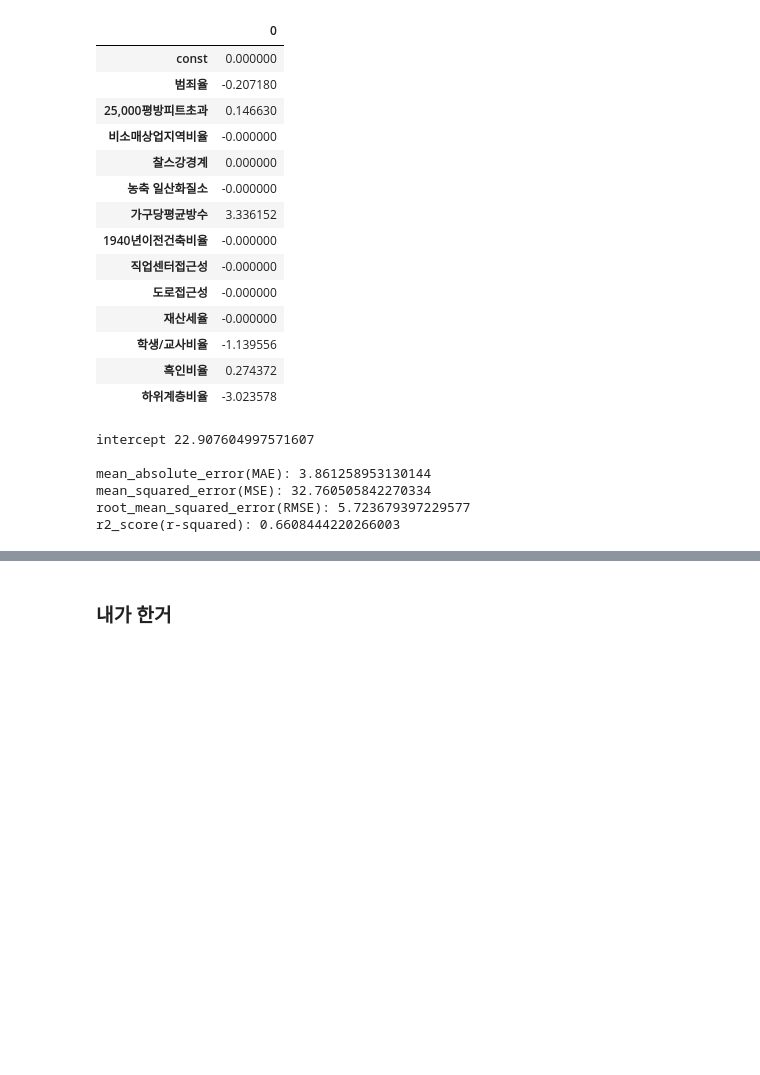
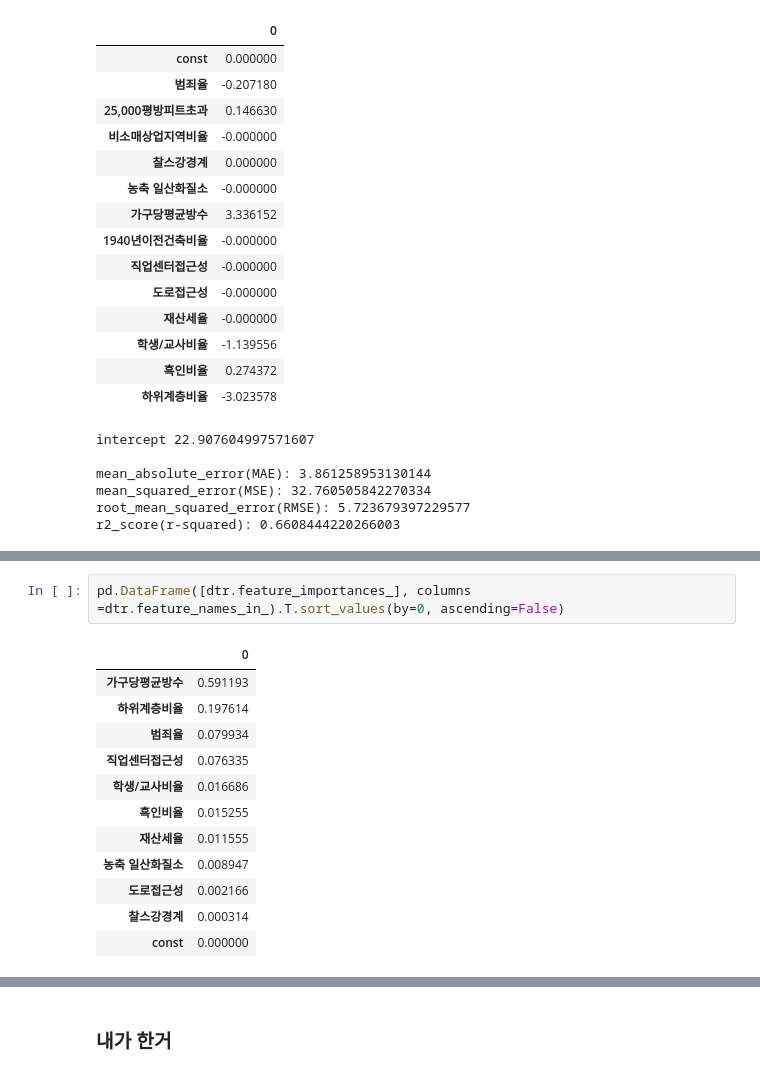
Before and after one commit to Minseos/-, a Jupyter notebook: 06_machine_learning/14_회귀분석_보스턴집값예측_라쏘_릿지_엘라스틱넷_내가.ipynb, the cells around one changed output, grey strips where cells are left out. Saved outputs shown, nothing was run; the diff lists cells and outputs as text; blank space fills up the shorter version.

```diff
--- a/06_machine_learning/14_회귀분석_보스턴집값예측_라쏘_릿지_엘라스틱넷_내가.ipynb
+++ b/06_machine_learning/14_회귀분석_보스턴집값예측_라쏘_릿지_엘라스틱넷_내가.ipynb
@@ -472,0 +564,15 @@ r2_score(r-squared): 0.6608444220266003
+# %%
+pd.DataFrame([dtr.feature_importances_], columns =dtr.feature_names_in_).T.sort_values(by=0, ascending=False)
+# %% [output]
+|  | 0 |
+| 가구당평균방수 | 0.591193 |
+| 하위계층비율 | 0.197614 |
+| 범죄율 | 0.079934 |
+| 직업센터접근성 | 0.076335 |
+| 학생/교사비율 | 0.016686 |
+| 흑인비율 | 0.015255 |
+| 재산세율 | 0.011555 |
+| 농축 일산화질소 | 0.008947 |
+| 도로접근성 | 0.002166 |
+| 찰스강경계 | 0.000314 |
+| const | 0.000000 |
```
Also changed, not shown: parts of 34 cells of this notebook, 3 other files.
